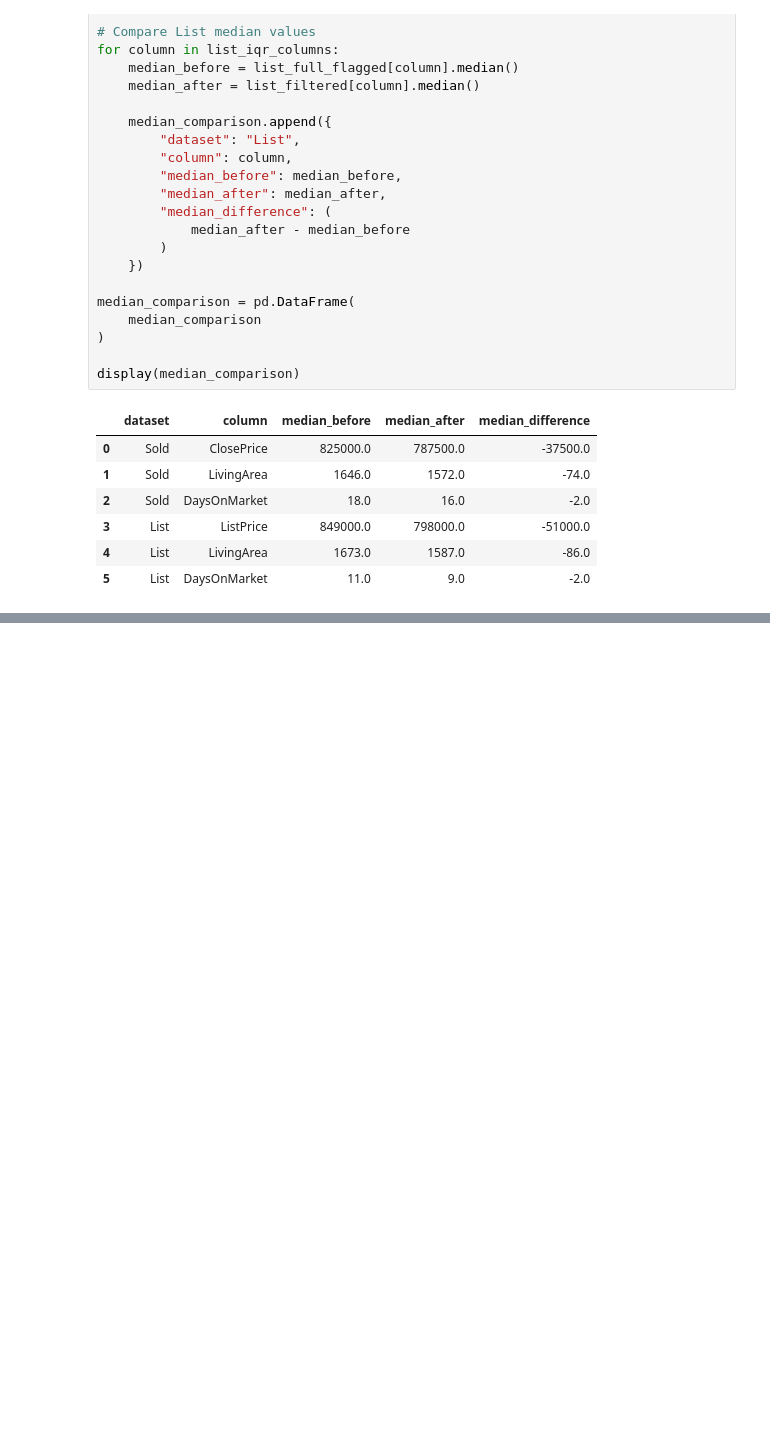
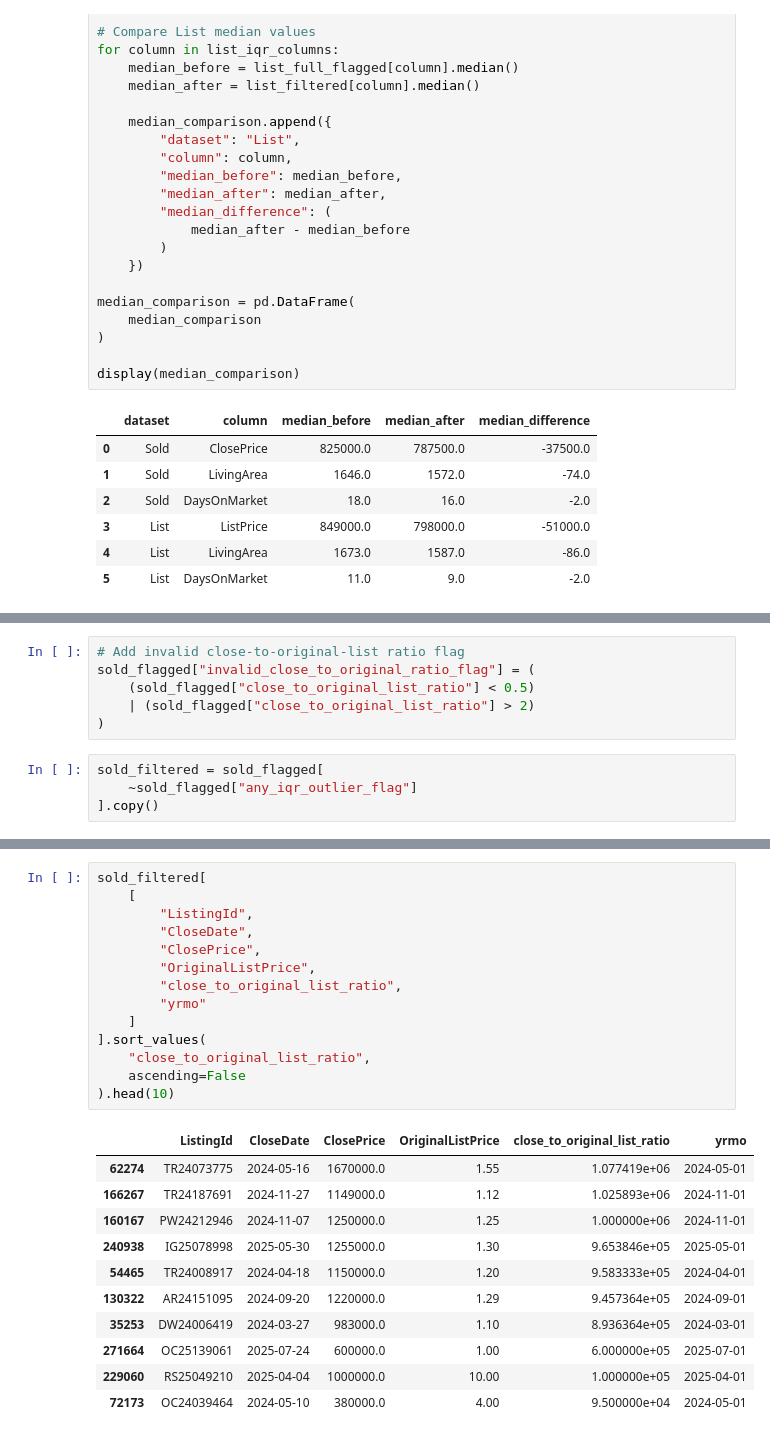
Before and after one commit to pintzu-22/IDXExchange-Data-Analyst-Intern, a Jupyter notebook: outlier_detection.ipynb, the cells around one changed output, grey strips where cells are left out. Cells and saved outputs as stored; diff of their text form; blank space fills up the shorter version.

Commit message:
add invalid ratio flag

```diff
--- a/outlier_detection.ipynb
+++ b/outlier_detection.ipynb
@@ -546,0 +507,10 @@ All datasets saved successfully: True
+# %%
+# Add invalid close-to-original-list ratio flag
+sold_flagged["invalid_close_to_original_ratio_flag"] = (
+    (sold_flagged["close_to_original_list_ratio"] < 0.5)
+    | (sold_flagged["close_to_original_list_ratio"] > 2)
+)
+# %%
+sold_filtered = sold_flagged[
+    ~sold_flagged["any_iqr_outlier_flag"]
+].copy()
@@ -546,0 +546,26 @@ All datasets saved successfully: True
+# %%
+sold_filtered[
+    [
+        "ListingId",
+        "CloseDate",
+        "ClosePrice",
+        "OriginalListPrice",
+        "close_to_original_list_ratio",
+        "yrmo"
+    ]
+].sort_values(
+    "close_to_original_list_ratio",
+    ascending=False
+).head(10)
+# %% [output]
+|  | ListingId | CloseDate | ClosePrice | OriginalListPrice | close_to_original_list_ratio | yrmo |
+| 62274 | TR24073775 | 2024-05-16 | 1670000.0 | 1.55 | 1.077419e+06 | 2024-05-01 |
+| 166267 | TR24187691 | 2024-11-27 | 1149000.0 | 1.12 | 1.025893e+06 | 2024-11-01 |
+| 160167 | PW24212946 | 2024-11-07 | 1250000.0 | 1.25 | 1.000000e+06 | 2024-11-01 |
+| 240938 | IG25078998 | 2025-05-30 | 1255000.0 | 1.30 | 9.653846e+05 | 2025-05-01 |
+| 54465 | TR24008917 | 2024-04-18 | 1150000.0 | 1.20 | 9.583333e+05 | 2024-04-01 |
+| 130322 | AR24151095 | 2024-09-20 | 1220000.0 | 1.29 | 9.457364e+05 | 2024-09-01 |
+| 35253 | DW24006419 | 2024-03-27 | 983000.0 | 1.10 | 8.936364e+05 | 2024-03-01 |
+| 271664 | OC25139061 | 2025-07-24 | 600000.0 | 1.00 | 6.000000e+05 | 2025-07-01 |
+| 229060 | RS25049210 | 2025-04-04 | 1000000.0 | 10.00 | 1.000000e+05 | 2025-04-01 |
+| 72173 | OC24039464 | 2024-05-10 | 380000.0 | 4.00 | 9.500000e+04 | 2024-05-01 |
```
Also changed, not shown: parts of 17 cells of this notebook.
